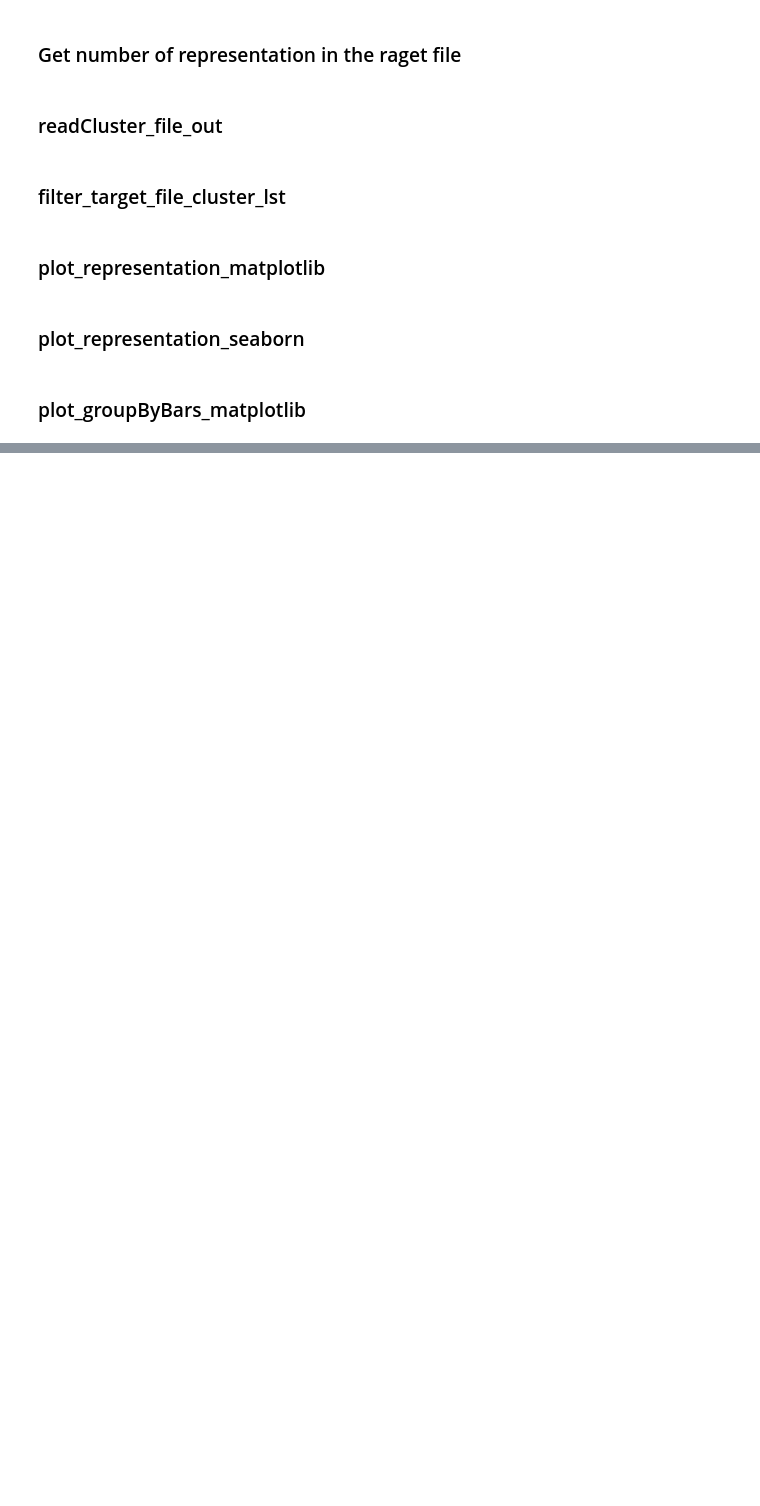
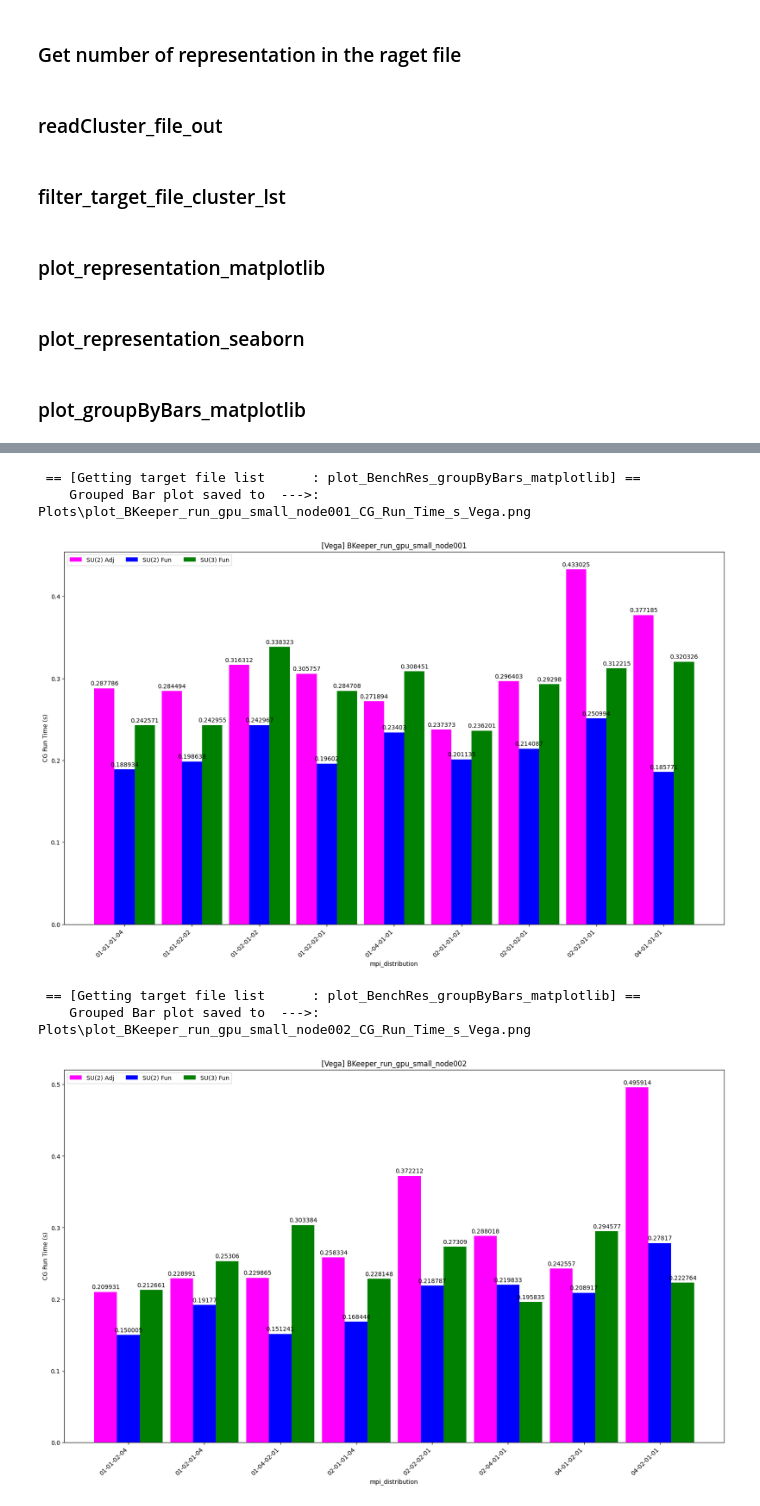
Before and after one commit to fbonnet08/Bench_Grid_HiRep, a Jupyter notebook: src/PythonCodes/Jupyter-NoteBooks/LLR-Bench_Grid_HiRep_Notebooks/Notebook_Bench_Grid_HiRep.ipynb, the cells around one changed output, grey strips where cells are left out. Cells and saved outputs as stored; diff of their text form; code cells hidden in the pictures; blank space fills up the shorter version.

```diff
--- a/src/PythonCodes/Jupyter-NoteBooks/LLR-Bench_Grid_HiRep_Notebooks/Notebook_Bench_Grid_HiRep.ipynb
+++ b/src/PythonCodes/Jupyter-NoteBooks/LLR-Bench_Grid_HiRep_Notebooks/Notebook_Bench_Grid_HiRep.ipynb
@@ -849,34 +1132,47 @@ df_su3_fun_vega = dataFrame_BKeeper_small_vega[dataFrame_BKeeper_small_vega["Rep
 # %%
 # --------------------------------------------------------------------------
 # Plotting data
 x_label = "mpi_distribution"
 y_label = "CG Run Time (s)"
 
 c.setXaxis_label(x_label)
 c.setYaxis_label(y_label)
 
 df_su2_adj_vega_mpi_node001     = df_su2_adj_vega[df_su2_adj_vega["nodes"] == "001"][[x_label]]
 df_su2_adj_vega_cgtimes_node001 = df_su2_adj_vega[df_su2_adj_vega["nodes"] == "001"][[y_label]]
 df_su2_fun_vega_cgtimes_node001 = df_su2_fun_vega[df_su2_fun_vega["nodes"] == "001"][[y_label]]
 df_su3_fun_vega_cgtimes_node001 = df_su3_fun_vega[df_su3_fun_vega["nodes"] == "001"][[y_label]]
+
+msg = batch_action + "_" + simulation_size + "_" + "node001"
+
 rc = plot_BenchRes_groupByBars_matplotlib(c, m,
                                           df_su2_adj_vega_mpi_node001[x_label],
                                           df_su2_adj_vega_cgtimes_node001[y_label],
                                           df_su2_fun_vega_cgtimes_node001[y_label],
                                           df_su3_fun_vega_cgtimes_node001[y_label],
-                                          machine_name_vega, "node001")
+                                          machine_name_vega, msg)
 
 df_su2_adj_vega_mpi_node002     = df_su2_adj_vega[df_su2_adj_vega["nodes"] == "002"][[x_label]]
 df_su2_adj_vega_cgtimes_node002 = df_su2_adj_vega[df_su2_adj_vega["nodes"] == "002"][[y_label]]
 df_su2_fun_vega_cgtimes_node002 = df_su2_fun_vega[df_su2_fun_vega["nodes"] == "002"][[y_label]]
-df_su3_fun_vega_cgtimes_node002 = df_su2_fun_vega[df_su2_fun_vega["nodes"] == "002"][[y_label]]
+df_su3_fun_vega_cgtimes_node002 = df_su3_fun_vega[df_su3_fun_vega["nodes"] == "002"][[y_label]]
+
+msg = batch_action + "_" + simulation_size + "_" + "node002"
+
 rc = plot_BenchRes_groupByBars_matplotlib(c, m,
                                           df_su2_adj_vega_mpi_node002[x_label],
                                           df_su2_adj_vega_cgtimes_node002[y_label],
                                           df_su2_fun_vega_cgtimes_node002[y_label],
                                           df_su3_fun_vega_cgtimes_node002[y_label],
-                                          machine_name_vega, "node002")
+                                          machine_name_vega, msg)
 # --------------------------------------------------------------------------
+# %% [output]
+ == [Getting target file list      : plot_BenchRes_groupByBars_matplotlib] ==
+    Grouped Bar plot saved to  --->: Plots\plot_BKeeper_run_gpu_small_node001_CG_Run_Time_s_Vega.png
+[figure, added]
+ == [Getting target file list      : plot_BenchRes_groupByBars_matplotlib] ==
+    Grouped Bar plot saved to  --->: Plots\plot_BKeeper_run_gpu_small_node002_CG_Run_Time_s_Vega.png
+[figure, added]
 # %%
 # --------------------------------------------------------------------------
 # Plotting data
```
Also changed, not shown: parts of 55 cells of this notebook, 24 other files.
